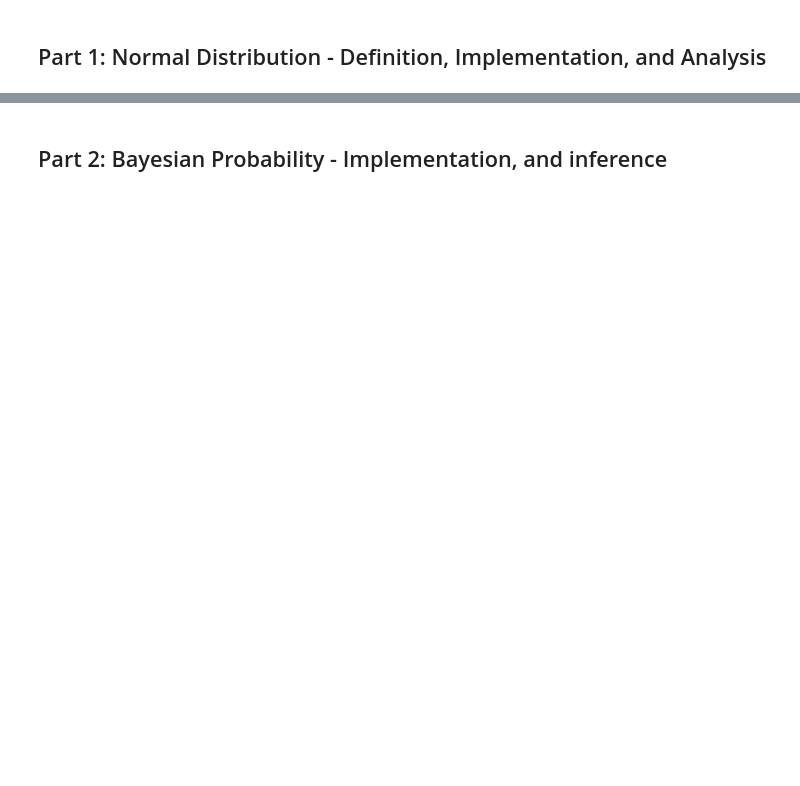
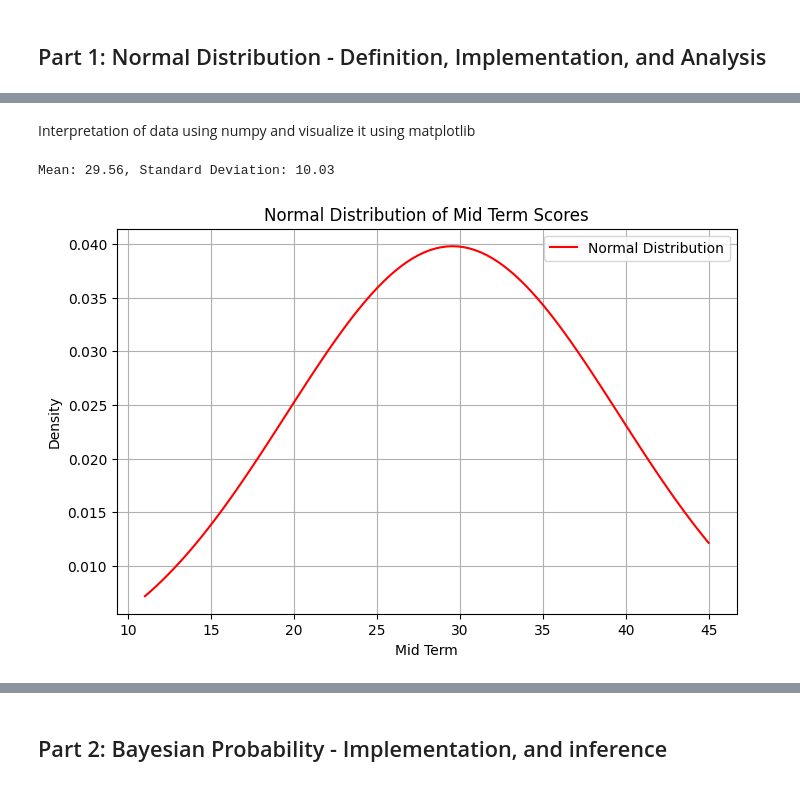
Before and after one commit to NiyonshutiDavid/normal_distribution-Group_2, a Jupyter notebook: normal_distribution.ipynb, the cells around one changed output, grey strips where cells are left out. Drawn from its saved outputs; the diff is of its cells as text; code cells hidden in the pictures; blank space fills up the shorter version.

Commit message:
added Part 1 -- normal probabbility distribution with real world example

```diff
--- a/normal_distribution.ipynb
+++ b/normal_distribution.ipynb
@@ -4,0 +40,41 @@
+# %% [markdown]
+Interpretation of data using numpy and visualize it using matplotlib
+# %%
+import numpy as np
+import pandas as pd
+import matplotlib.pyplot as plt
+
+# Load the CSV file containing the grades
+df = pd.read_csv("grades.csv")
+
+column_name = "Mid Term"  # Take the column of Mid term because that's what we are targeting
+
+# Convert to numeric, coercing errors to NaN, and drop rows with NaN values
+data = pd.to_numeric(df[column_name], errors='coerce').dropna()
+
+# Compute Mean and Standard Deviation
+mean = np.mean(data)
+std_dev = np.std(data)
+
+print(f"Mean: {mean:.2f}, Standard Deviation: {std_dev:.2f}")
+
+# Generate values for normal distribution curve
+x = np.linspace(min(data), max(data), 100)
+y = (1 / (std_dev * np.sqrt(2 * np.pi))) * np.exp(-0.5 * ((x - mean) / std_dev) ** 2)
+
+# Plot only the normal distribution
+plt.figure(figsize=(8,5))
+plt.plot(x, y, color='red', label="Normal Distribution")
+
+# Labels and legend
+plt.title(f"Normal Distribution of {column_name} Scores")
+plt.xlabel(column_name)
+plt.ylabel("Density")
+plt.legend()
+plt.grid()
+
+# Show the plot
+plt.show()
+# %% [output]
+Mean: 29.56, Standard Deviation: 10.03
+[figure, added]
```
Also changed, not shown: parts of 7 cells of this notebook, 1 other file.
